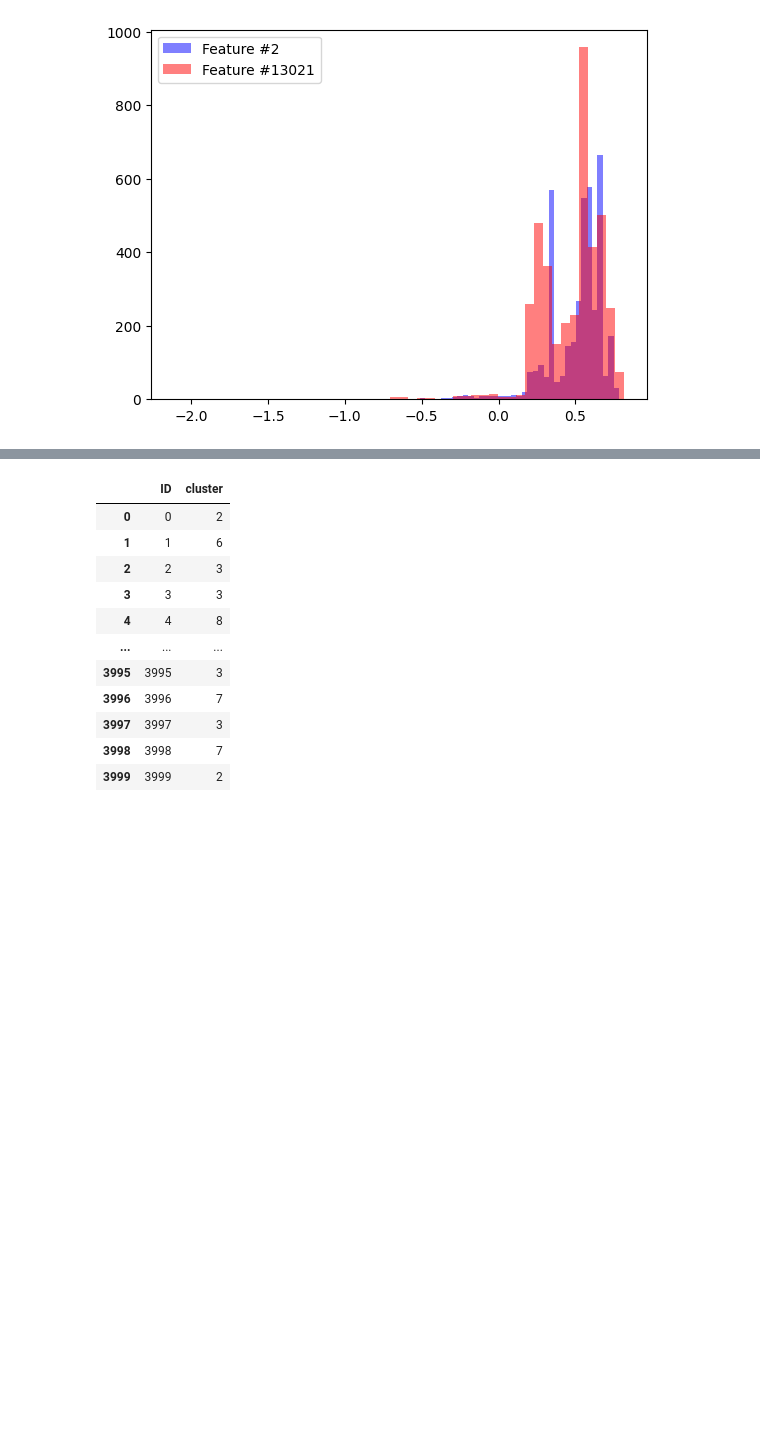
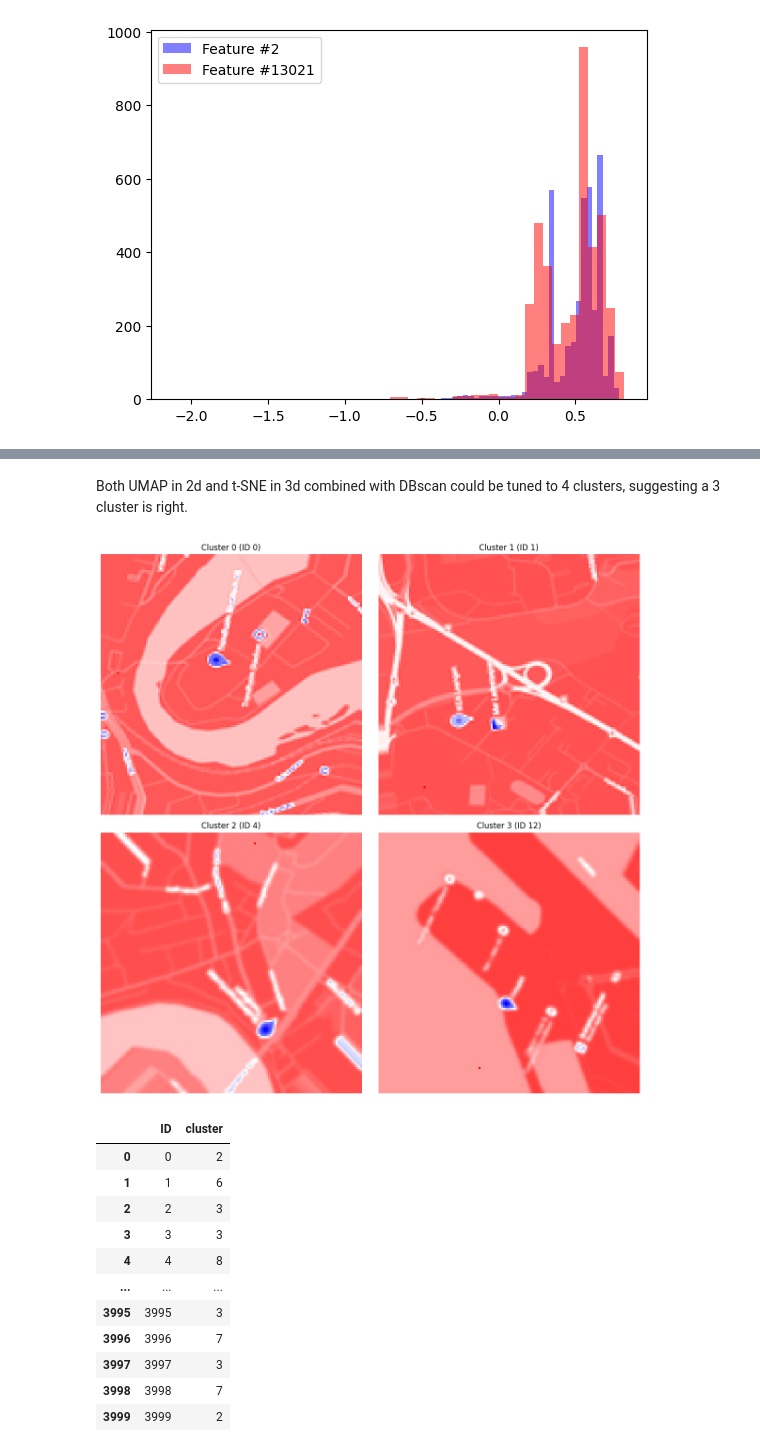
Before and after one commit to henrikOes/TDT4172, a Jupyter notebook: Assignment2/Chapter_2.ipynb, the cells around one changed output, grey strips where cells are left out. Saved outputs shown, nothing was run; the diff lists cells and outputs as text; code cells hidden in the pictures; blank space fills up the shorter version.

```diff
--- a/Assignment2/Chapter_2.ipynb
+++ b/Assignment2/Chapter_2.ipynb
@@ -417,3 +497,33 @@ plt.show()
+# %% [markdown]
+Both UMAP in 2d and t-SNE in 3d combined with DBscan could be tuned to 4 clusters, suggesting a 3 cluster is right.
+# %%
+# Load data
+df = pd.read_csv('unsupervised_data.csv')
+
+# Extract and sort numeric columns (skip ID)
+cols = df.columns[:]
+col_indices = np.array([int(c[4:]) for c in cols])  # numeric indices
+sorted_cols = cols[np.argsort(col_indices)]  # reorder columns numerically
+
+# IDs of the first 4 clusters
+cluster_ids = [0, 1, 4, 12]  # replace with your known IDs
+
+# Plot images for each cluster
+fig, axes = plt.subplots(2, 2, figsize=(12, 12))
+axes = axes.ravel()
+
+
+for i, cluster_id in enumerate(cluster_ids):
+    row_array = df[sorted_cols].iloc[cluster_id].to_numpy()
+    image = row_array.reshape(128, 128)
+    axes[i].imshow(image, cmap='bwr')
+    axes[i].set_title(f'Cluster {i} (ID {cluster_id})')
+    axes[i].axis('off')
+
+plt.tight_layout()
+plt.show()
+# %% [output]
+[figure, added]
 # %%
 # To check your clustering, you need to assign the predicted cluster ids and submit it as a CSV file. The submission should be a CSV file with two columns: ID and cluster.
 # The ID column should contain the ID of the data point, and the cluster column should contain the cluster ID that the data point belongs to.
```
Also changed, not shown: parts of 11 cells of this notebook, 2 other files.
